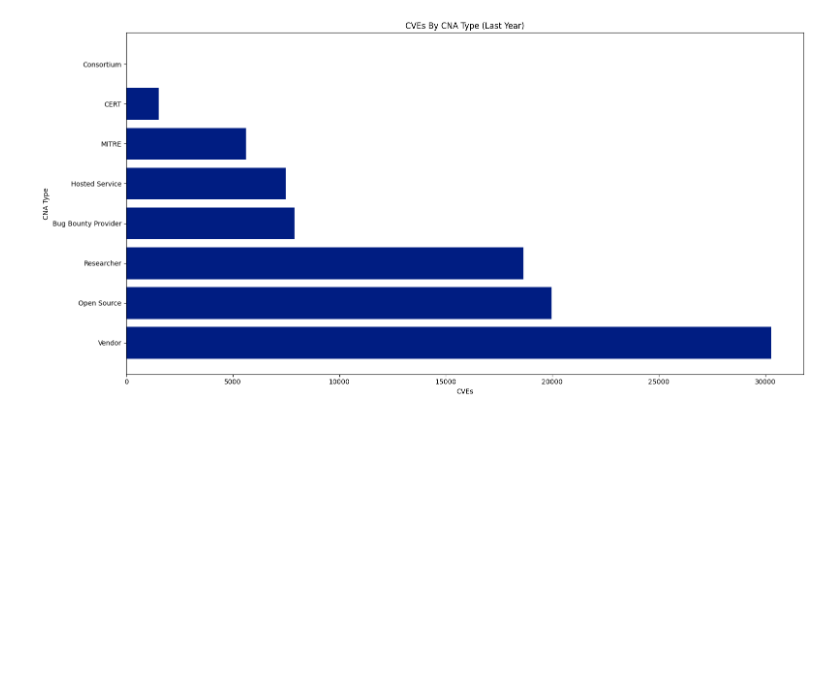
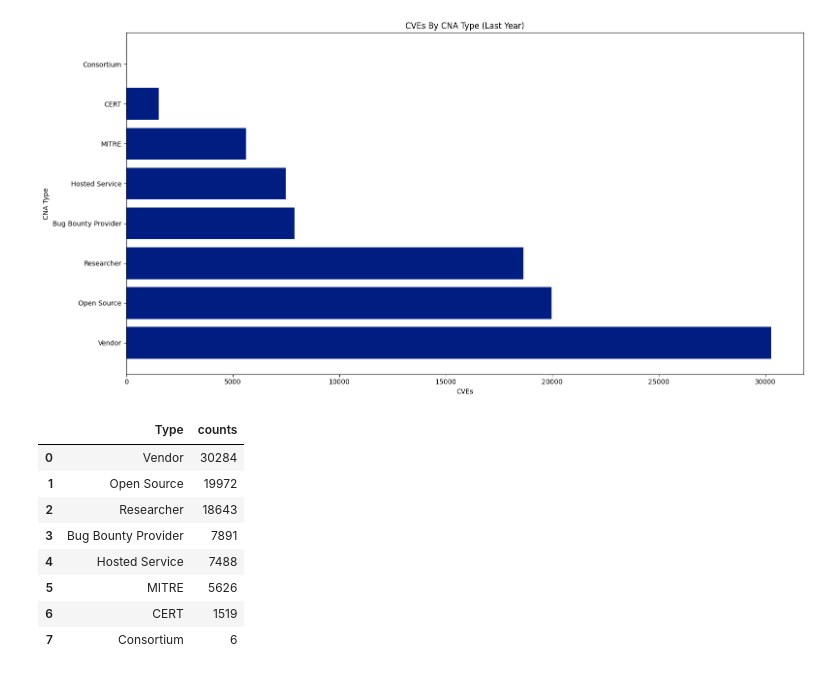
Before and after one commit to jgamblin/CNAVendorTypeStats, a Jupyter notebook: CNAStatsByType_LastYear.ipynb, the cells around one changed output. Cells and saved outputs as stored; diff of their text form; code cells hidden in the pictures; blank space fills up the shorter version.

```diff
--- a/CNAStatsByType_LastYear.ipynb
+++ b/CNAStatsByType_LastYear.ipynb
@@ -184,6 +184,18 @@ plt.savefig("cna_type_frequency_last_year.png")
 plt.show()
 # %% [output]
 [figure]
+# %%
+cna_type_frequency_last_year
+# %% [output]
+|  | Type | counts |
+| 0 | Vendor | 30284 |
+| 1 | Open Source | 19972 |
+| 2 | Researcher | 18643 |
+| 3 | Bug Bounty Provider | 7891 |
+| 4 | Hosted Service | 7488 |
+| 5 | MITRE | 5626 |
+| 6 | CERT | 1519 |
+| 7 | Consortium | 6 |
 # %%
 # Calculate frequency of CNA Types in CVE_DF_Bunched_LastYear
 cna_type_frequency_bunched_last_year = CVE_DF_Bunched_LastYear['Type'].value_counts().reset_index()
```
Also changed, not shown: parts of 2 cells of this notebook, 1 other file.
